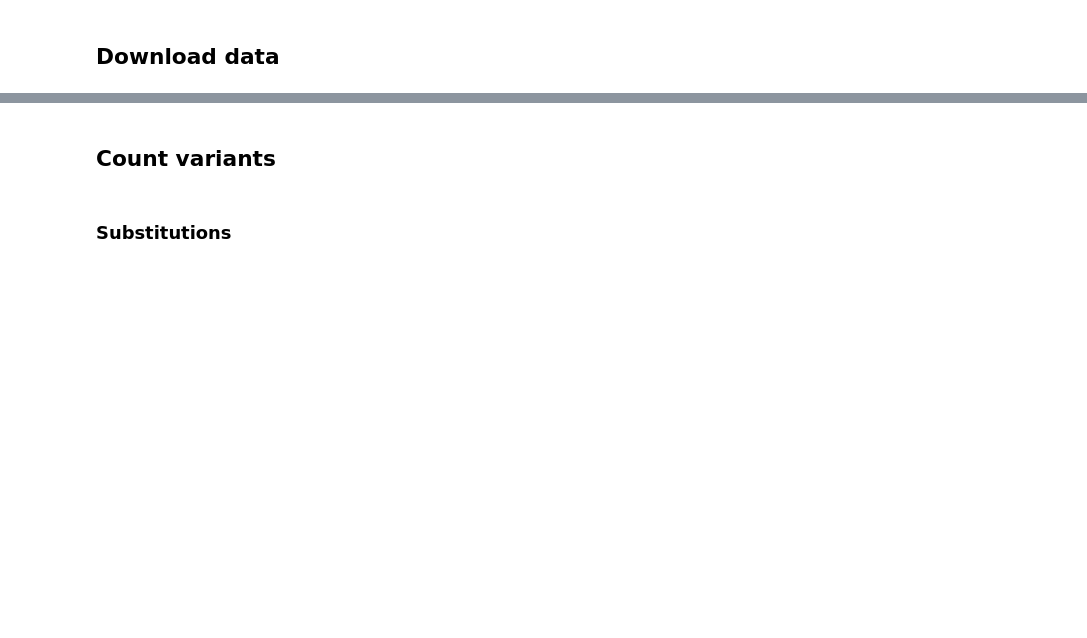
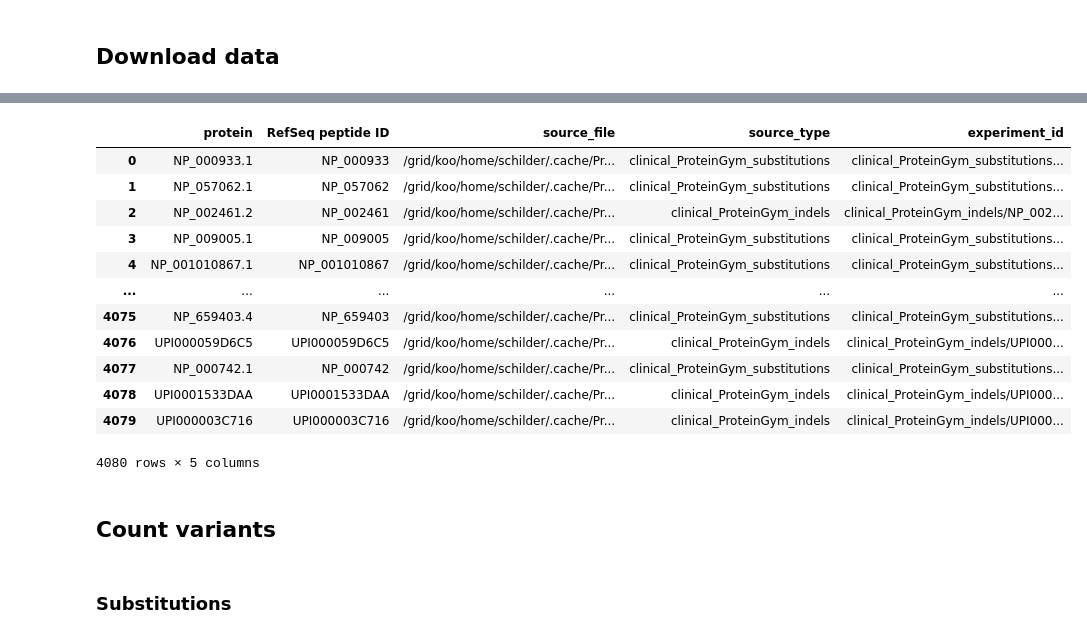
Before and after one commit to bschilder/VEP_protein, a Jupyter notebook: notebooks/ProteinGym.ipynb, the cells around one changed output, grey strips where cells are left out. Saved outputs shown, nothing was run; the diff lists cells and outputs as text; code cells hidden in the pictures; blank space fills up the shorter version.

```diff
--- a/notebooks/ProteinGym.ipynb
+++ b/notebooks/ProteinGym.ipynb
@@ -62,3 +34,20 @@ Warning: Dropping columns in df and id_map overlap: HGNC
+# %%
+proteins_df = pg.merge_resources()
+proteins_df
+# %% [output]
+|  | protein | RefSeq peptide ID | source_file | source_type | experiment_id |
+| 0 | NP_000933.1 | NP_000933 | /grid/koo/home/schilder/.cache/Pr... | clinical_ProteinGym_substitutions | clinical_ProteinGym_substitutions... |
+| 1 | NP_057062.1 | NP_057062 | /grid/koo/home/schilder/.cache/Pr... | clinical_ProteinGym_substitutions | clinical_ProteinGym_substitutions... |
+| 2 | NP_002461.2 | NP_002461 | /grid/koo/home/schilder/.cache/Pr... | clinical_ProteinGym_indels | clinical_ProteinGym_indels/NP_002... |
+| 3 | NP_009005.1 | NP_009005 | /grid/koo/home/schilder/.cache/Pr... | clinical_ProteinGym_substitutions | clinical_ProteinGym_substitutions... |
+| 4 | NP_001010867.1 | NP_001010867 | /grid/koo/home/schilder/.cache/Pr... | clinical_ProteinGym_substitutions | clinical_ProteinGym_substitutions... |
+| ... | ... | ... | ... | ... | ... |
+| 4075 | NP_659403.4 | NP_659403 | /grid/koo/home/schilder/.cache/Pr... | clinical_ProteinGym_substitutions | clinical_ProteinGym_substitutions... |
+| 4076 | UPI000059D6C5 | UPI000059D6C5 | /grid/koo/home/schilder/.cache/Pr... | clinical_ProteinGym_indels | clinical_ProteinGym_indels/UPI000... |
+| 4077 | NP_000742.1 | NP_000742 | /grid/koo/home/schilder/.cache/Pr... | clinical_ProteinGym_substitutions | clinical_ProteinGym_substitutions... |
+| 4078 | UPI0001533DAA | UPI0001533DAA | /grid/koo/home/schilder/.cache/Pr... | clinical_ProteinGym_indels | clinical_ProteinGym_indels/UPI000... |
+| 4079 | UPI000003C716 | UPI000003C716 | /grid/koo/home/schilder/.cache/Pr... | clinical_ProteinGym_indels | clinical_ProteinGym_indels/UPI000... |
+4080 rows × 5 columns
 # %% [markdown]
 ## Count variants
 # %%
```
Also changed, not shown: parts of 19 cells of this notebook, 8 other files.
